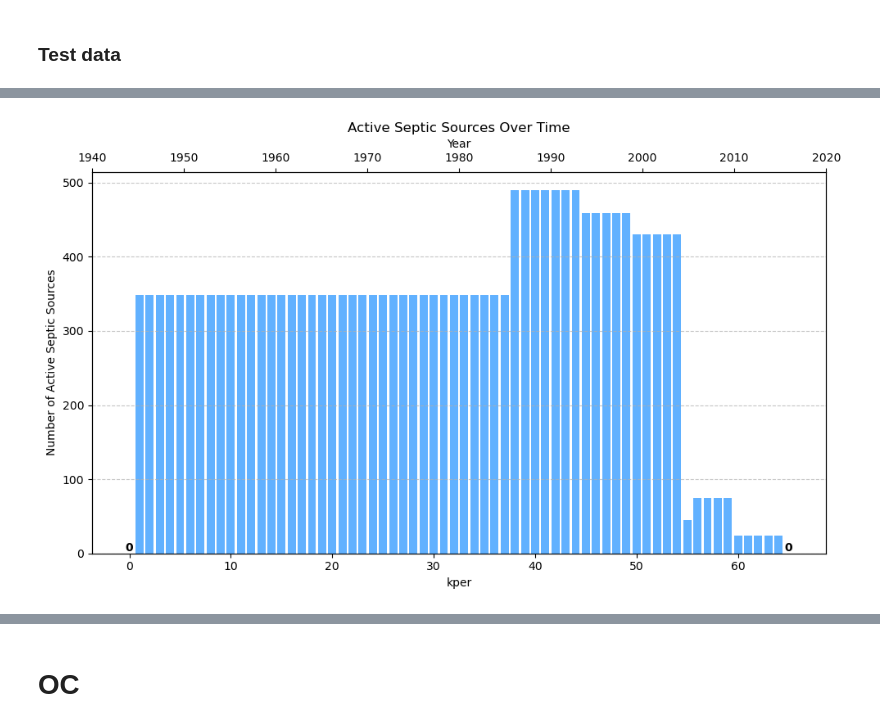
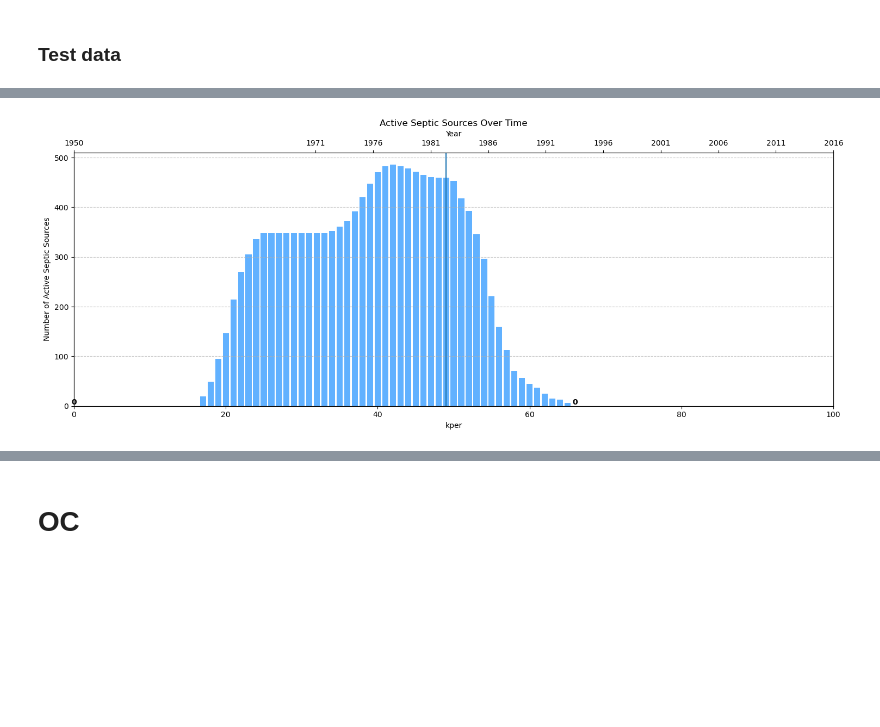
Before and after one commit to Shuyang-Wang/wasaga_model, a Jupyter notebook: wasaga_3d/v2_run_wasaga_3d -mac.ipynb, the cells around one changed output, grey strips where cells are left out. Saved outputs shown, nothing was run; the diff lists cells and outputs as text; code cells hidden in the pictures; blank space fills up the shorter version.

```diff
--- a/wasaga_3d/v2_run_wasaga_3d -mac.ipynb
+++ b/wasaga_3d/v2_run_wasaga_3d -mac.ipynb
@@ -415,3 +417,17 @@ df['Year_Septic_End'] = df['Sewer_Installation_Period'].apply(lambda x: (int(x.s
+# %%
+import pandas as pd
+import numpy as np
+
+# Assuming 'df' is your DataFrame
+
+def random_adjust_year(year):
+    # Randomly choose to add 1, subtract 1, or leave the year unchanged
+    adjustment = np.random.choice([-2,-1, 0, 1,2])
+    return year + adjustment
+
+# Apply the function to the 'Year_Septic_End' column
+df['Year_Septic_End'] = df['Year_Septic_End'].apply(random_adjust_year)
+df['Year_Septic_Start'] = df['Year_Septic_Start'].apply(random_adjust_year)
 # %%
 import numpy as np
 import flopy  # Assuming flopy is already installed and imported
@@ -445,8 +461,8 @@ for index, row in df.iterrows():
         continue  # Skip updating for this row index
 
     # Calculate the range of years for each septic source
-    start_key = start_year - 1950 + 1
-    end_key = end_year - 1950 + 1
+    start_key = start_year - model_begin_year + 1
+    end_key = end_year - model_begin_year  + 1
 
     # Loop through each year for the septic source
     for year_key in range(start_key, end_key + 1):
@@ -512,25 +528,42 @@ plt.show()
 # %%
 import matplotlib.pyplot as plt
 import numpy as np
 
+# Assuming rch_dict, delr, and delc are defined elsewhere and model_begin_year is provided
+model_begin_year = 1950
+
 # Calculate and plot in a compact form
 kpers, active_septics = zip(*sorted((year_key, np.sum(rech >= 0.51 / delr / delc)) for year_key, rech in rch_dict.items()))
 
-fig, ax1 = plt.subplots(figsize=(10, 6))
+fig, ax1 = plt.subplots(figsize=(15, 6))
 bars = ax1.bar(kpers, active_septics, color='dodgerblue', alpha=0.7)
 
 ax1.set(xlabel='kper', ylabel='Number of Active Septic Sources', title='Active Septic Sources Over Time')
+ax1.grid(axis='y', linestyle='--', alpha=0.7)
+plt.axvline(x=49)
 
-ax2 = ax1.twiny().set(xlabel='Year', xlim=[k + 1950 for k in ax1.get_xlim()], xticks=[k + 1950 for k in ax1.get_xticks()],
-                      xticklabels=[int(k + 1950) for k in ax1.get_xticks()])
-ax1.grid(axis='y', linestyle='--', alpha=0.7)
+# Adding secondary x-axis on top
+ax2 = ax1.twiny()  # Create a twin Axes sharing the y-axis
 
+# Decide on the number of ticks: for example, one tick every 5 ticks from the original x-axis
+tick_spacing = 5
+selected_ticks = kpers[::tick_spacing]
+selected_labels = [str(x + model_begin_year) for x in selected_ticks]
+ax1.set_xlim(0,nper)
+
+ax2.set_xticks(selected_ticks)
+ax2.set_xticklabels(selected_labels)
+ax2.set_xlabel('Year')  # Set label for the secondary x-axis
+
+# Annotate bars with values
 for bar, val in zip(bars, active_septics):
-    if val == 0: ax1.text(bar.get_x() + bar.get_width() / 2, bar.get_height(), str(val), ha='center', va='bottom', fontsize=10, fontweight='bold')
+    if val == 0:
+        ax1.text(bar.get_x() + bar.get_width() / 2, bar.get_height(), str(val), ha='center', va='bottom', fontsize=10, fontweight='bold')
 
-plt.tight_layout(); plt.show()
+plt.tight_layout()
+plt.show()
 # %% [output]
-[figure, old version]
+[figure, new version]
 # %%
 import matplotlib.pyplot as plt
 
```
Also changed, not shown: parts of 7 cells of this notebook.
